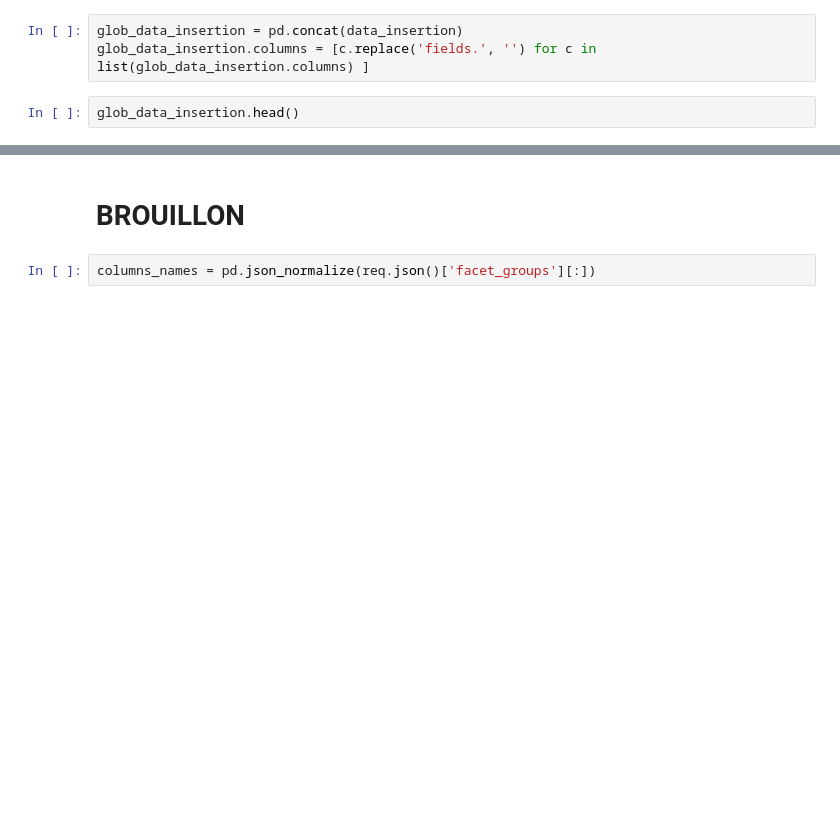
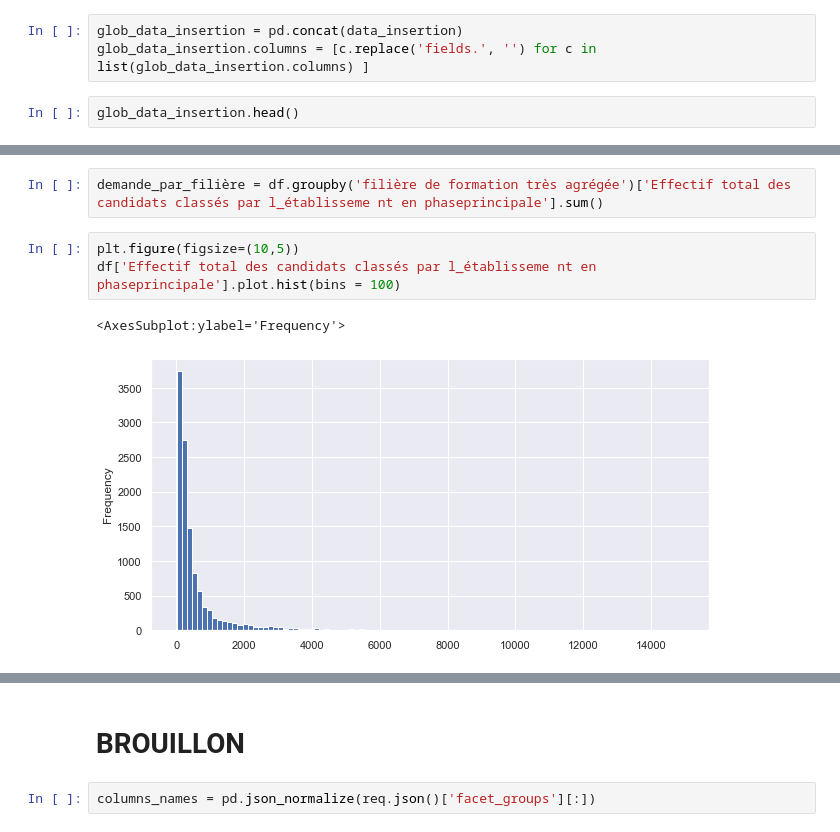
Before and after one commit to DouloSOW/Depot, a Jupyter notebook: principal_script.ipynb, the cells around one changed output, grey strips where cells are left out. Saved outputs shown, nothing was run; the diff lists cells and outputs as text; blank space fills up the shorter version.

```diff
--- a/principal_script.ipynb
+++ b/principal_script.ipynb
@@ -418,0 +606,8 @@ glob_data_insertion.head()
+# %%
+demande_par_filière = df.groupby('filière de formation très agrégée')['Effectif total des candidats classés par l_établisseme nt en phaseprincipale'].sum()
+# %%
+plt.figure(figsize=(10,5))
+df['Effectif total des candidats classés par l_établisseme nt en phaseprincipale'].plot.hist(bins = 100)
+# %% [output]
+<AxesSubplot:ylabel='Frequency'>
+[figure, added]
```
Also changed, not shown: parts of 112 cells of this notebook.
